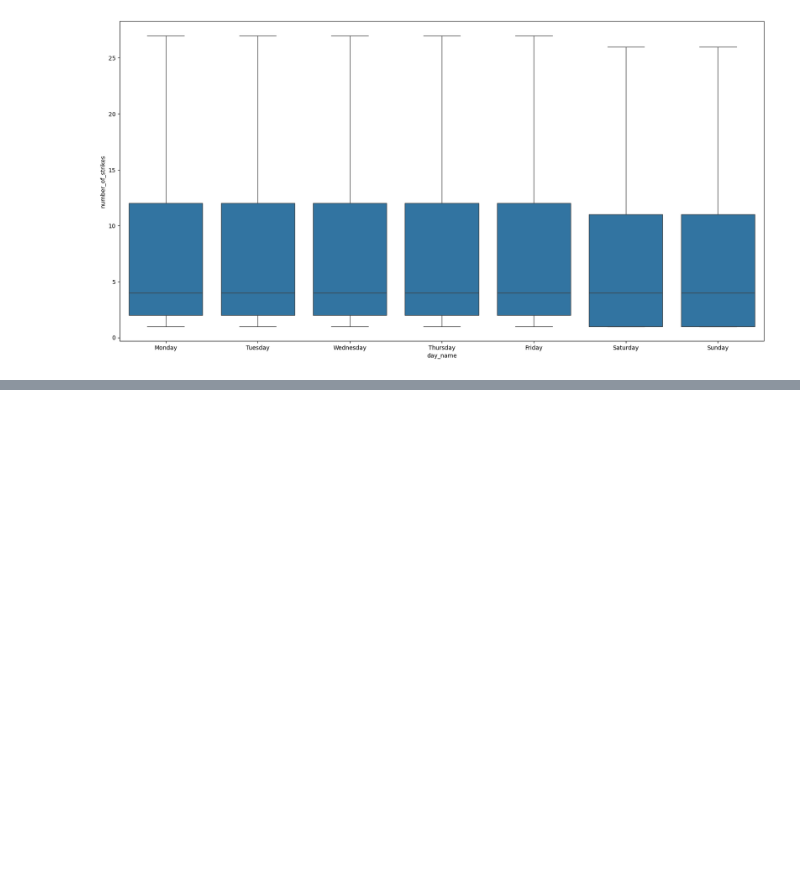
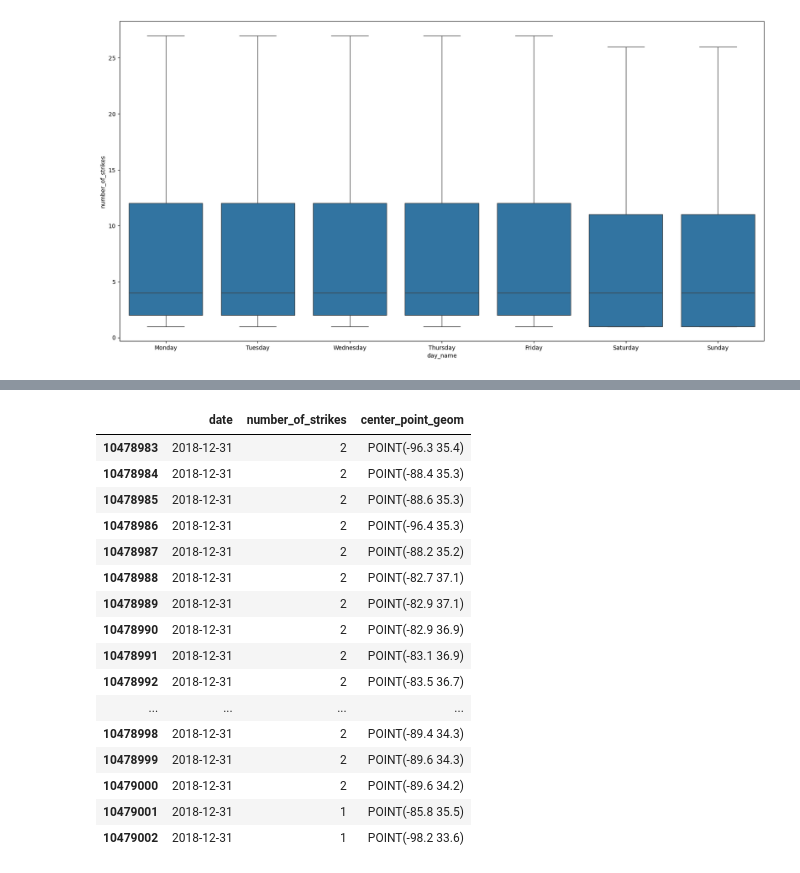
Before and after one commit to AfobCode/LearningPython, a Jupyter notebook: GoBeyondNumbers/eda_structuring.ipynb, the cells around one changed output, grey strips where cells are left out. Cells and saved outputs as stored; diff of their text form; code cells hidden in the pictures; blank space fills up the shorter version.

```diff
--- a/GoBeyondNumbers/eda_structuring.ipynb
+++ b/GoBeyondNumbers/eda_structuring.ipynb
@@ -34,7 +36,7 @@ import seaborn as sns
 import datetime as dt
 import matplotlib.pyplot as plt
 # %%
-eda_df = pd.read_csv("./Raw_data/Files/eda_structuring_with_python_dataset1.csv")
+eda_df = pd.read_csv("./Raw_data/eda_datasets/eda_structuring/eda_structuring_with_python_dataset1.csv")
 eda_df.head(10)
 # %% [output]
 |  | date | number_of_strikes | center_point_geom |
@@ -167,3 +169,6 @@ box_plot = sns.boxplot( data= eda_df,
                        showfliers = False)
 # %% [output]
 [figure]
+# %%
+eda_2016_2017 = pd.read_csv("./Raw_data/eda_datasets/eda_structuring/eda_structuring_with_python_dataset2.csv")
+eda_2016_2017
@@ -169,0 +211,5 @@ box_plot = sns.boxplot( data= eda_df,
+# %%
+eda_2016_2017["date"] = pd.to_datetime(eda_2016_2017["date"])
+eda_2016_2017.info()
+print("*"*25)
+eda_2016_2017.head(10)
@@ -169,0 +261,20 @@ box_plot = sns.boxplot( data= eda_df,
+# %%
+lightning_2016_2018.tail(20)
+# %% [output]
+|  | date | number_of_strikes | center_point_geom |
+| 10478983 | 2018-12-31 | 2 | POINT(-96.3 35.4) |
+| 10478984 | 2018-12-31 | 2 | POINT(-88.4 35.3) |
+| 10478985 | 2018-12-31 | 2 | POINT(-88.6 35.3) |
+| 10478986 | 2018-12-31 | 2 | POINT(-96.4 35.3) |
+| 10478987 | 2018-12-31 | 2 | POINT(-88.2 35.2) |
+| 10478988 | 2018-12-31 | 2 | POINT(-82.7 37.1) |
+| 10478989 | 2018-12-31 | 2 | POINT(-82.9 37.1) |
+| 10478990 | 2018-12-31 | 2 | POINT(-82.9 36.9) |
+| 10478991 | 2018-12-31 | 2 | POINT(-83.1 36.9) |
+| 10478992 | 2018-12-31 | 2 | POINT(-83.5 36.7) |
+| ... | ... | ... | ... |
+| 10478998 | 2018-12-31 | 2 | POINT(-89.4 34.3) |
+| 10478999 | 2018-12-31 | 2 | POINT(-89.6 34.3) |
+| 10479000 | 2018-12-31 | 2 | POINT(-89.6 34.2) |
+| 10479001 | 2018-12-31 | 1 | POINT(-85.8 35.5) |
+| 10479002 | 2018-12-31 | 1 | POINT(-98.2 33.6) |
```
Also changed, not shown: parts of 11 cells of this notebook.
